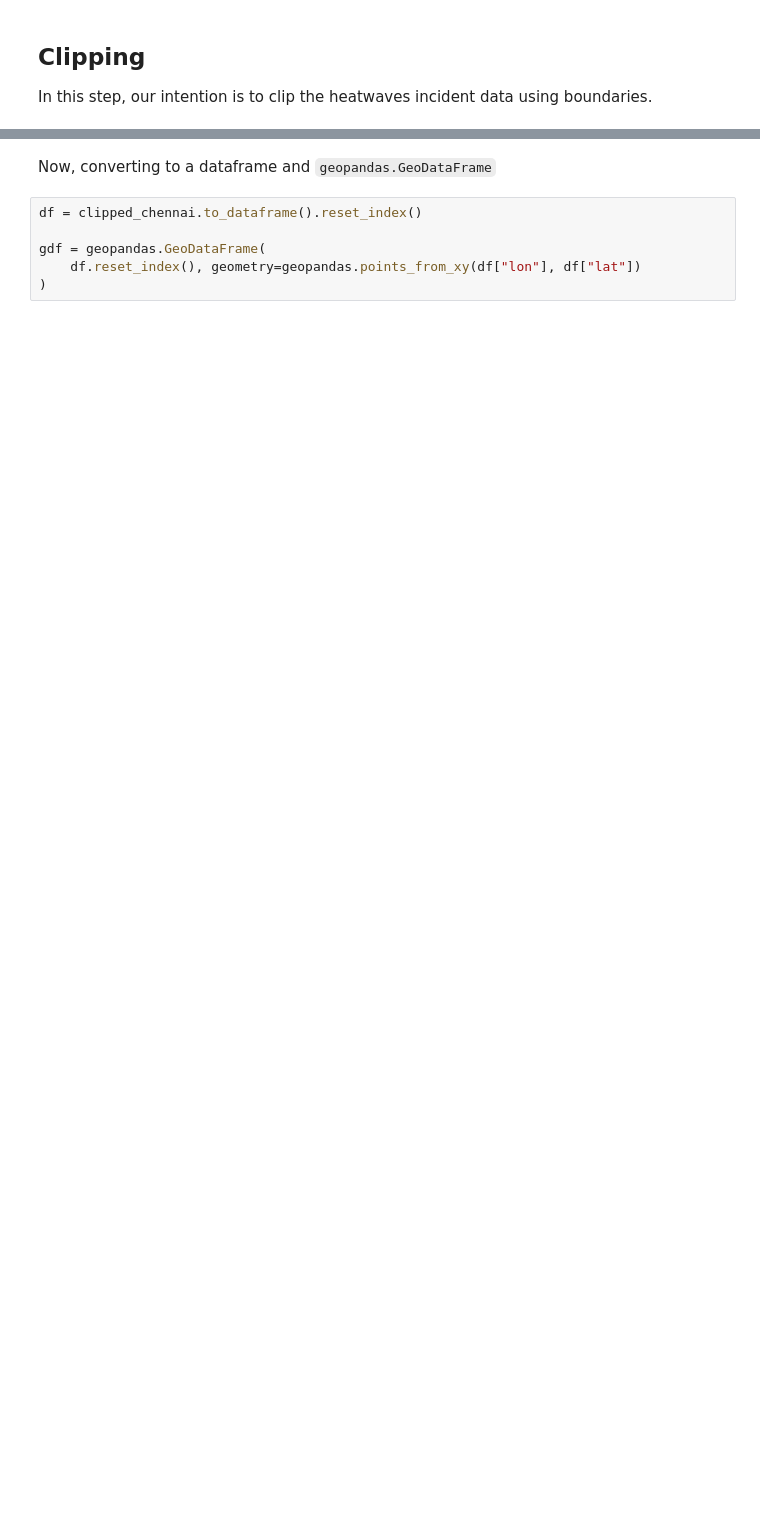
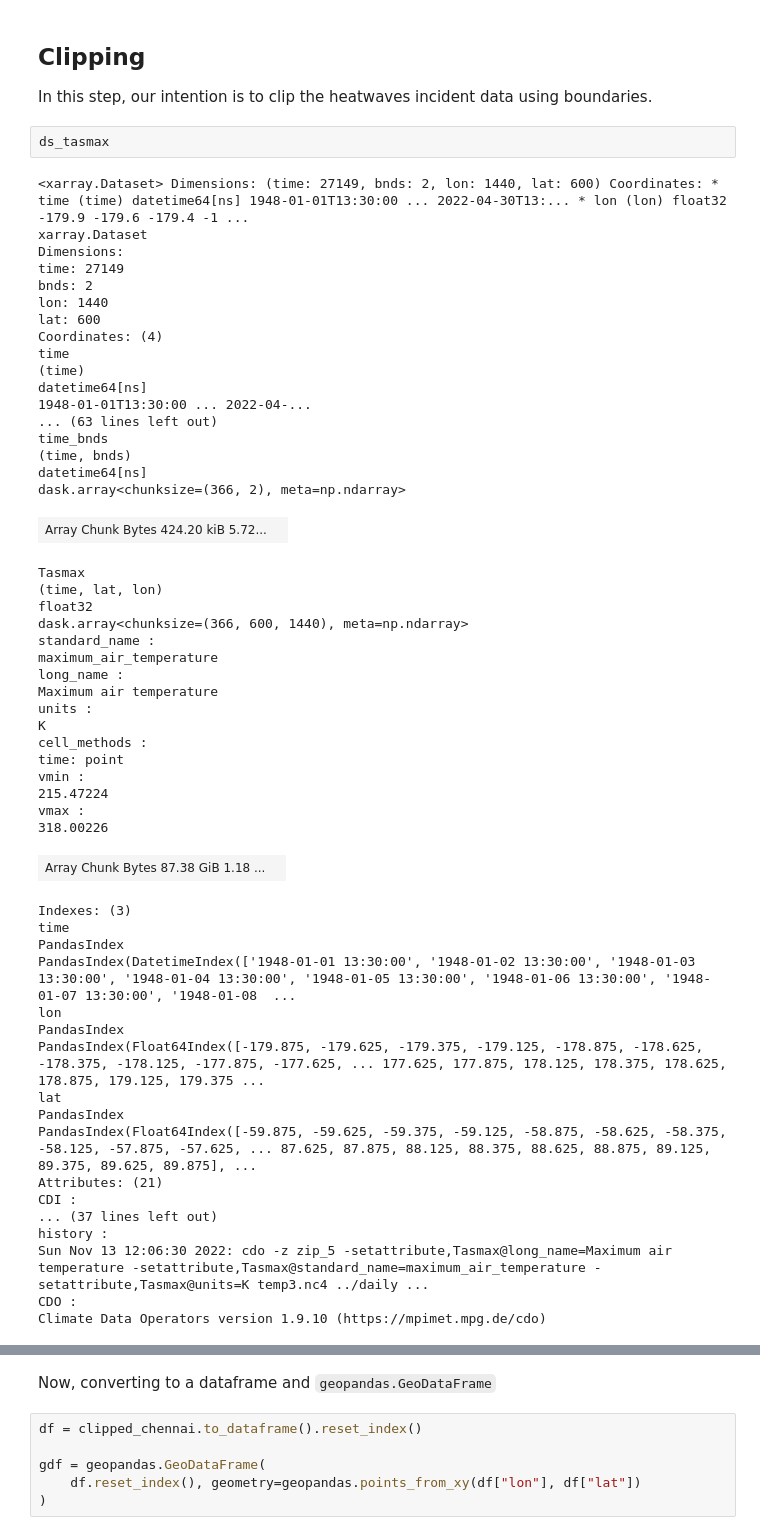
Before and after one commit to datapartnership/heatwaves, a Jupyter notebook: notebooks/measuring-heatwaves/calculate-heatwaves-incidence.ipynb, the cells around one changed output, grey strips where cells are left out. Saved outputs shown, nothing was run; the diff lists cells and outputs as text; blank space fills up the shorter version.

```diff
--- a/notebooks/measuring-heatwaves/calculate-heatwaves-incidence.ipynb
+++ b/notebooks/measuring-heatwaves/calculate-heatwaves-incidence.ipynb
@@ -64,3 +55,58 @@ CHENNAI.explore()
 ## Clipping
 
 In this step, our intention is to clip the heatwaves incident data using boundaries.
+# %%
+ds_tasmax
+# %% [output]
+<xarray.Dataset> Dimensions: (time: 27149, bnds: 2, lon: 1440, lat: 600) Coordinates: * time (time) datetime64[ns] 1948-01-01T13:30:00 ... 2022-04-30T13:... * lon (lon) float32 -179.9 -179.6 -179.4 -1 ...
+xarray.Dataset
+Dimensions:
+time: 27149
+bnds: 2
+lon: 1440
+lat: 600
+Coordinates: (4)
+time
+(time)
+datetime64[ns]
+1948-01-01T13:30:00 ... 2022-04-...
+... (63 lines left out)
+time_bnds
+(time, bnds)
+datetime64[ns]
+dask.array<chunksize=(366, 2), meta=np.ndarray>
+| Array Chunk Bytes 424.20 kiB 5.72... |  |
+Tasmax
+(time, lat, lon)
+float32
+dask.array<chunksize=(366, 600, 1440), meta=np.ndarray>
+standard_name :
+maximum_air_temperature
+long_name :
+Maximum air temperature
+units :
+K
+cell_methods :
+time: point
+vmin :
+215.47224
+vmax :
+318.00226
+| Array Chunk Bytes 87.38 GiB 1.18 ... |  |
+Indexes: (3)
+time
+PandasIndex
+PandasIndex(DatetimeIndex(['1948-01-01 13:30:00', '1948-01-02 13:30:00', '1948-01-03 13:30:00', '1948-01-04 13:30:00', '1948-01-05 13:30:00', '1948-01-06 13:30:00', '1948-01-07 13:30:00', '1948-01-08  ...
+lon
+PandasIndex
+PandasIndex(Float64Index([-179.875, -179.625, -179.375, -179.125, -178.875, -178.625, -178.375, -178.125, -177.875, -177.625, ... 177.625, 177.875, 178.125, 178.375, 178.625, 178.875, 179.125, 179.375 ...
+lat
+PandasIndex
+PandasIndex(Float64Index([-59.875, -59.625, -59.375, -59.125, -58.875, -58.625, -58.375, -58.125, -57.875, -57.625, ... 87.625, 87.875, 88.125, 88.375, 88.625, 88.875, 89.125, 89.375, 89.625, 89.875], ...
+Attributes: (21)
+CDI :
+... (37 lines left out)
+history :
+Sun Nov 13 12:06:30 2022: cdo -z zip_5 -setattribute,Tasmax@long_name=Maximum air temperature -setattribute,Tasmax@standard_name=maximum_air_temperature -setattribute,Tasmax@units=K temp3.nc4 ../daily ...
+CDO :
+Climate Data Operators version 1.9.10 (https://mpimet.mpg.de/cdo)
```
Also changed, not shown: parts of 15 cells of this notebook.
